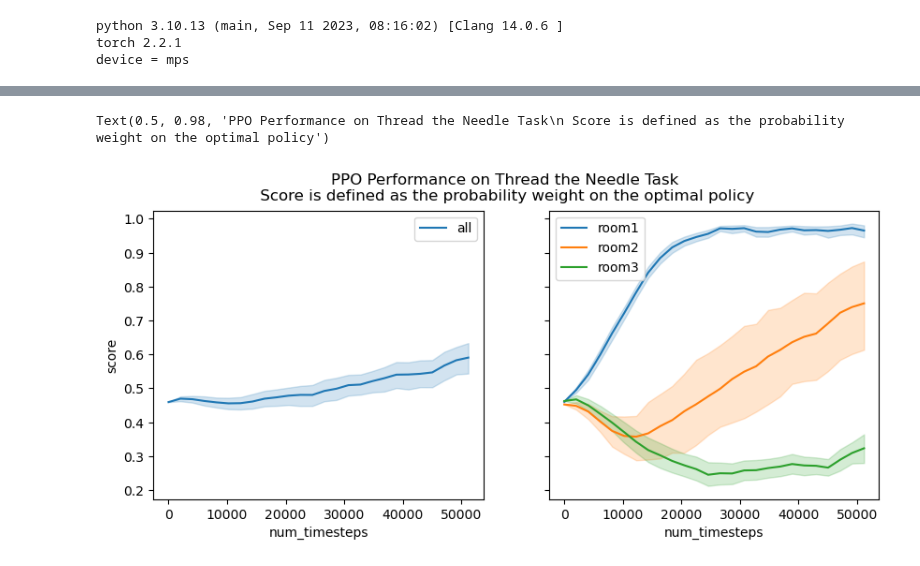
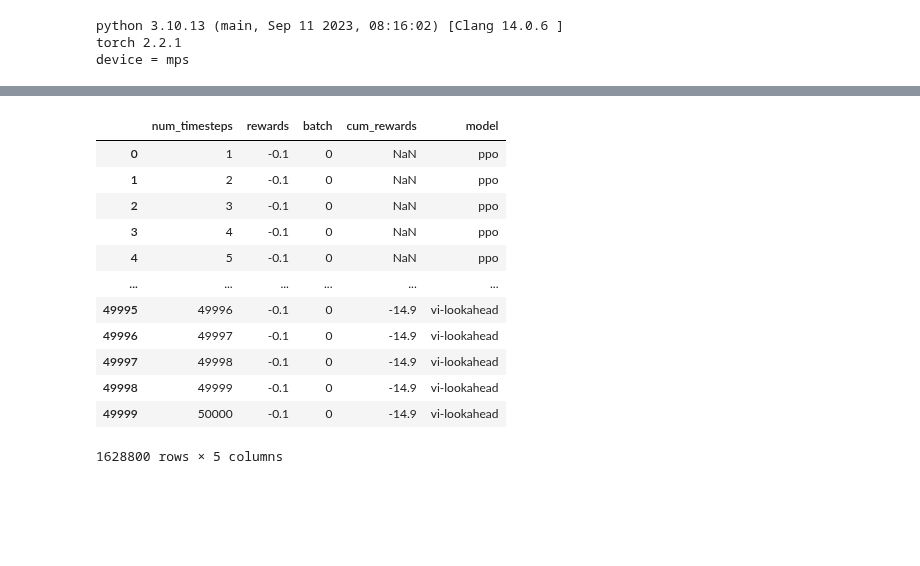
Before and after one commit to nicktfranklin/thread_the_needle, a Jupyter notebook: Thread-the-needle-performance.ipynb, the cells around one changed output, grey strips where cells are left out. Cells and saved outputs as stored; diff of their text form; code cells hidden in the pictures; blank space fills up the shorter version.

```diff
--- a/Thread-the-needle-performance.ipynb
+++ b/Thread-the-needle-performance.ipynb
@@ -45,6 +67,22 @@ sns.lineplot(data=reward_df, x='num_timesteps', y='cumulative_reward', hue='batc
+# %%
+reward_df
+# %% [output]
+|  | num_timesteps | rewards | batch | cum_rewards | model |
+| 0 | 1 | -0.1 | 0 | NaN | ppo |
+| 1 | 2 | -0.1 | 0 | NaN | ppo |
+| 2 | 3 | -0.1 | 0 | NaN | ppo |
+| 3 | 4 | -0.1 | 0 | NaN | ppo |
+| 4 | 5 | -0.1 | 0 | NaN | ppo |
+| ... | ... | ... | ... | ... | ... |
+| 49995 | 49996 | -0.1 | 0 | -14.9 | vi-lookahead |
+| 49996 | 49997 | -0.1 | 0 | -14.9 | vi-lookahead |
+| 49997 | 49998 | -0.1 | 0 | -14.9 | vi-lookahead |
+| 49998 | 49999 | -0.1 | 0 | -14.9 | vi-lookahead |
+| 49999 | 50000 | -0.1 | 0 | -14.9 | vi-lookahead |
+1628800 rows × 5 columns
 # %%
 scores = []
-for ii, batch in enumerate(batch_data):
+for ii, batch in enumerate(ppo_batch_data):
     scores_ = pd.DataFrame(batch['evaluations']).drop(columns=['policy_pmf'])
     scores_['batch'] = ii
     scores.append(scores_)
@@ -56,6 +94,3 @@ sns.lineplot(data=scores, x='num_timesteps', y='score_room1', label='room1', ax=
 sns.lineplot(data=scores, x='num_timesteps', y='score_room2', label='room2', ax=axes[1])
 sns.lineplot(data=scores, x='num_timesteps', y='score_room3', label='room3', ax=axes[1])
 plt.suptitle('PPO Performance on Thread the Needle Task\n Score is defined as the probability weight on the optimal policy')
-# %% [output]
-Text(0.5, 0.98, 'PPO Performance on Thread the Needle Task\n Score is defined as the probability weight on the optimal policy')
-[figure, removed]
```
Also changed, not shown: parts of 8 cells of this notebook, 2 other files.
